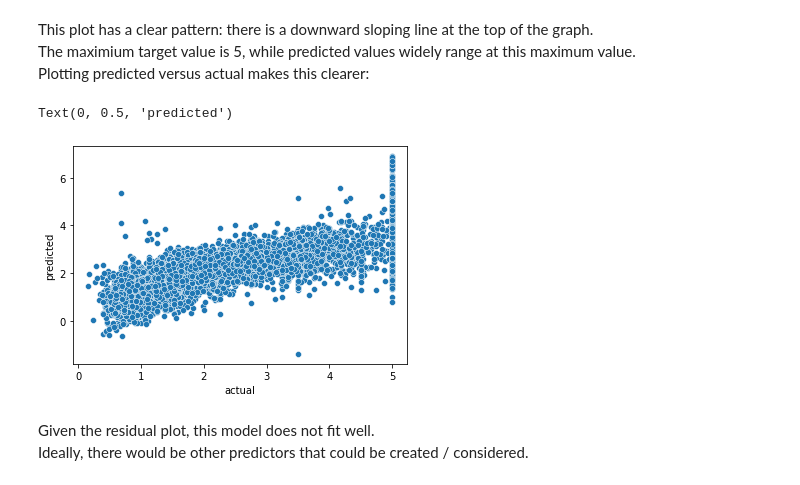
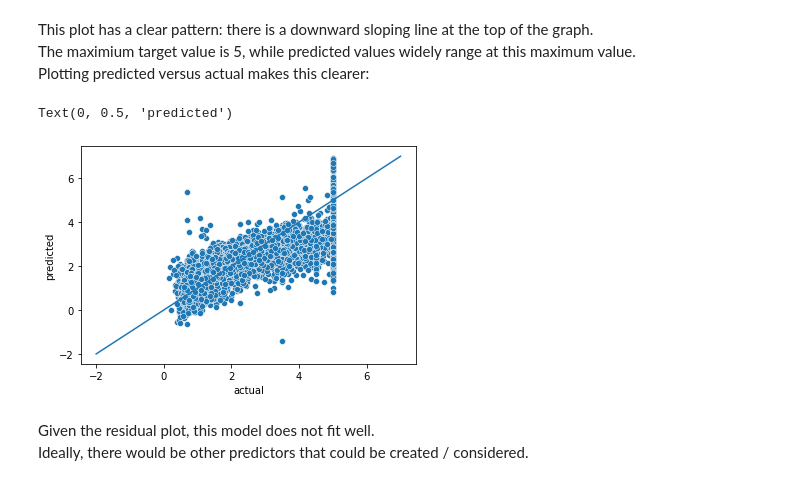
Before and after one commit to PredictioNN/intro_data_science_course, a Jupyter notebook: semester1/week_13_14_model/sklearn_and_linear_regression.ipynb, the cells around one changed output. Saved outputs shown, nothing was run; the diff lists cells and outputs as text; code cells hidden in the pictures.

```diff
--- a/semester1/week_13_14_model/sklearn_and_linear_regression.ipynb
+++ b/semester1/week_13_14_model/sklearn_and_linear_regression.ipynb
@@ -394,11 +394,12 @@ The maximium target value is 5, while predicted values widely range at this maxi
 Plotting predicted versus actual makes this clearer:
 # %%
 sns.scatterplot(x=y_test, y=y_test_predicted)
+plt.plot((-2,7),(-2,7))
 plt.xlabel('actual')
 plt.ylabel('predicted')
 # %% [output]
 Text(0, 0.5, 'predicted')
-[figure, old version]
+[figure, new version]
 # %% [markdown]
 Given the residual plot, this model does not fit well.
 Ideally, there would be other predictors that could be created / considered.
```
Also changed, not shown: parts of 15 cells of this notebook.
